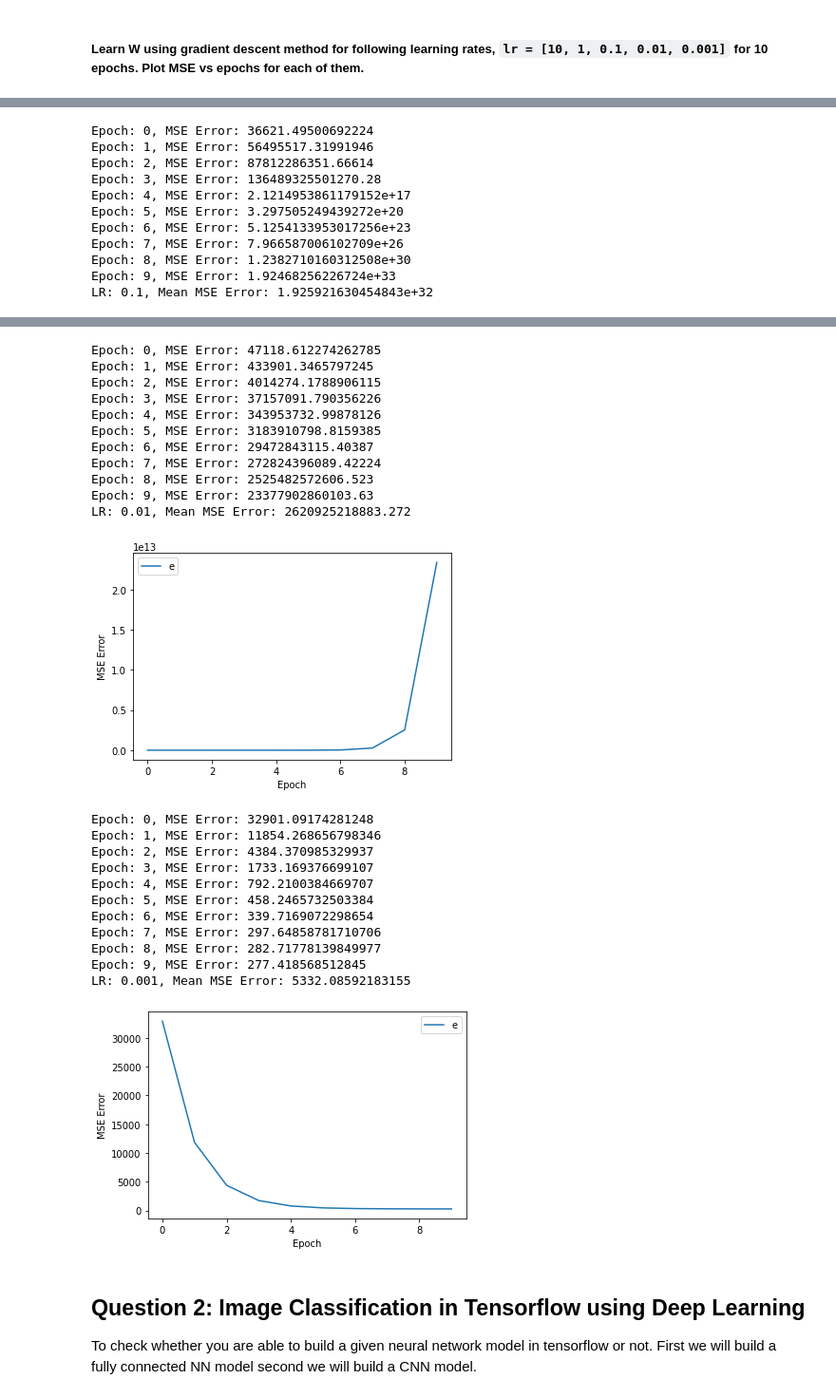
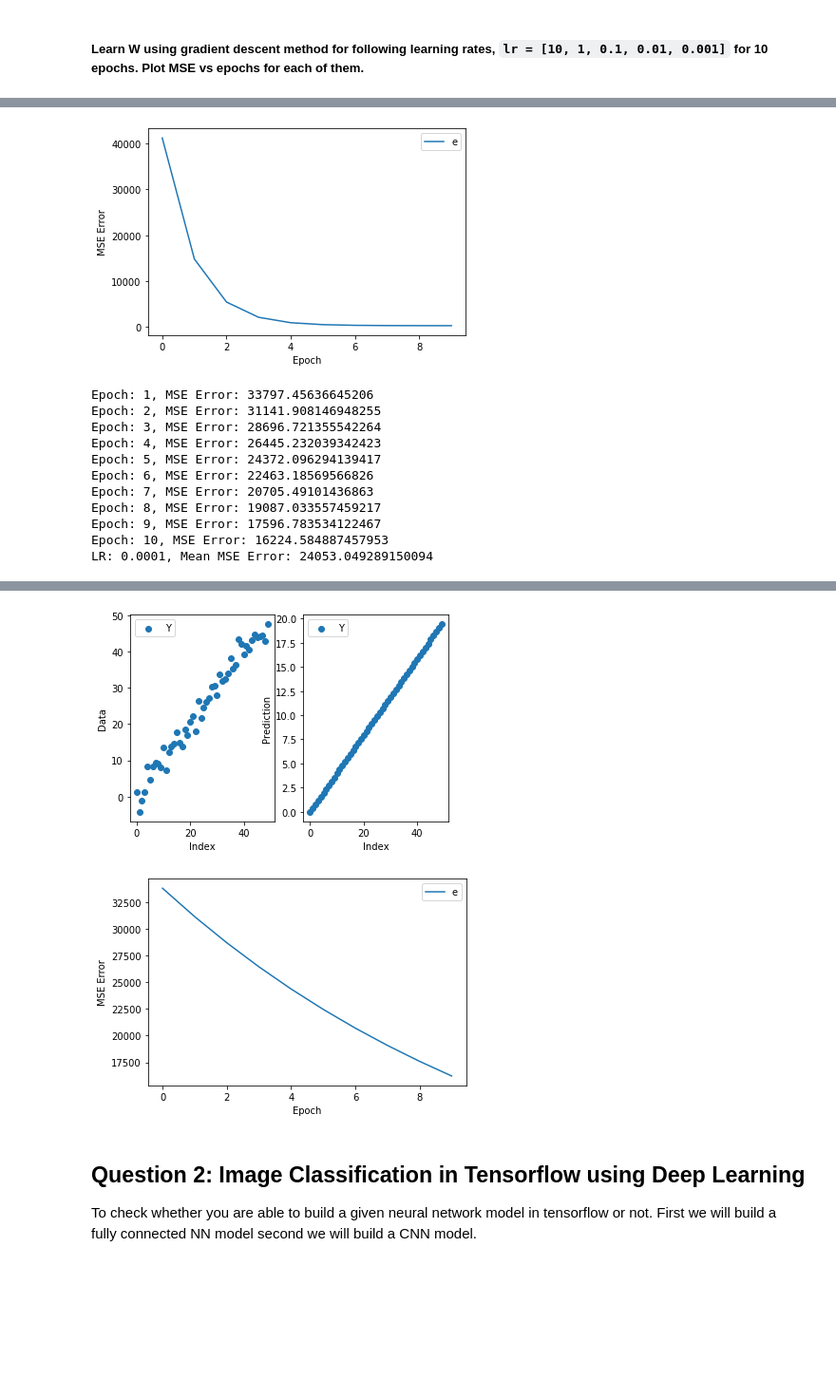
Before and after one commit to ashwin2802/BCS_Workshop_Apr_20, a Jupyter notebook: Machine_Learning/Assignment/ML.ipynb, the cells around one changed output, grey strips where cells are left out. Shown at 95% size. Cells and saved outputs as stored; diff of their text form; code cells hidden in the pictures; blank space fills up the shorter version.

```diff
--- a/Machine_Learning/Assignment/ML.ipynb
+++ b/Machine_Learning/Assignment/ML.ipynb
@@ -172,13 +156,13 @@ for lr in lrs:
 
     plt.figure(0)
     plt.subplot(121)
-    plt.scatter(y)
+    plt.scatter(range(len(y)), y)
     plt.xlabel('Index')
     plt.ylabel('Data')
     plt.legend('Y')
 
     plt.subplot(122)
-    plt.scatter(np.matmul(X, W))
+    plt.scatter(range(len(y)), np.matmul(X, W))
     plt.xlabel('Index')
     plt.ylabel('Prediction')
     plt.legend('Y Pred')
@@ -222,11 +207,12 @@ LR: 1, Mean MSE Error: 3.953054909487854e+50
+[figure, new version]
-Epoch: 0, MSE Error: 36621.49500692224
-Epoch: 1, MSE Error: 56495517.31991946
-Epoch: 2, MSE Error: 87812286351.66614
-Epoch: 3, MSE Error: 136489325501270.28
-Epoch: 4, MSE Error: 2.1214953861179152e+17
-Epoch: 5, MSE Error: 3.297505249439272e+20
-Epoch: 6, MSE Error: 5.1254133953017256e+23
-Epoch: 7, MSE Error: 7.966587006102709e+26
-Epoch: 8, MSE Error: 1.2382710160312508e+30
-Epoch: 9, MSE Error: 1.92468256226724e+33
-LR: 0.1, Mean MSE Error: 1.925921630454843e+32
+Epoch: 1, MSE Error: 33797.45636645206
+Epoch: 2, MSE Error: 31141.908146948255
+Epoch: 3, MSE Error: 28696.721355542264
+Epoch: 4, MSE Error: 26445.232039342423
+Epoch: 5, MSE Error: 24372.096294139417
+Epoch: 6, MSE Error: 22463.18569566826
+Epoch: 7, MSE Error: 20705.49101436863
+Epoch: 8, MSE Error: 19087.033557459217
+Epoch: 9, MSE Error: 17596.783534122467
+Epoch: 10, MSE Error: 16224.584887457953
+LR: 0.0001, Mean MSE Error: 24053.049289150094
@@ -234,27 +219,5 @@ LR: 0.1, Mean MSE Error: 1.925921630454843e+32
-Epoch: 0, MSE Error: 47118.612274262785
-Epoch: 1, MSE Error: 433901.3465797245
-Epoch: 2, MSE Error: 4014274.1788906115
-Epoch: 3, MSE Error: 37157091.790356226
-Epoch: 4, MSE Error: 343953732.99878126
-Epoch: 5, MSE Error: 3183910798.8159385
-Epoch: 6, MSE Error: 29472843115.40387
-Epoch: 7, MSE Error: 272824396089.42224
-Epoch: 8, MSE Error: 2525482572606.523
-Epoch: 9, MSE Error: 23377902860103.63
-LR: 0.01, Mean MSE Error: 2620925218883.272
-[figure, old version]
-Epoch: 0, MSE Error: 32901.09174281248
-Epoch: 1, MSE Error: 11854.268656798346
-Epoch: 2, MSE Error: 4384.370985329937
-Epoch: 3, MSE Error: 1733.169376699107
-Epoch: 4, MSE Error: 792.2100384669707
-Epoch: 5, MSE Error: 458.2465732503384
-Epoch: 6, MSE Error: 339.7169072298654
-Epoch: 7, MSE Error: 297.64858781710706
-Epoch: 8, MSE Error: 282.71778139849977
-Epoch: 9, MSE Error: 277.418568512845
-LR: 0.001, Mean MSE Error: 5332.08592183155
-[figure, old version]
+[figure, new version]
+[figure, added]
 # %% [markdown]
 ## Question 2: Image Classification in Tensorflow using Deep Learning
 To check whether you are able to build a given neural network model in tensorflow or not. First we will build a fully connected NN model second we will build a CNN model.
```
Also changed, not shown: parts of 12 cells of this notebook.
